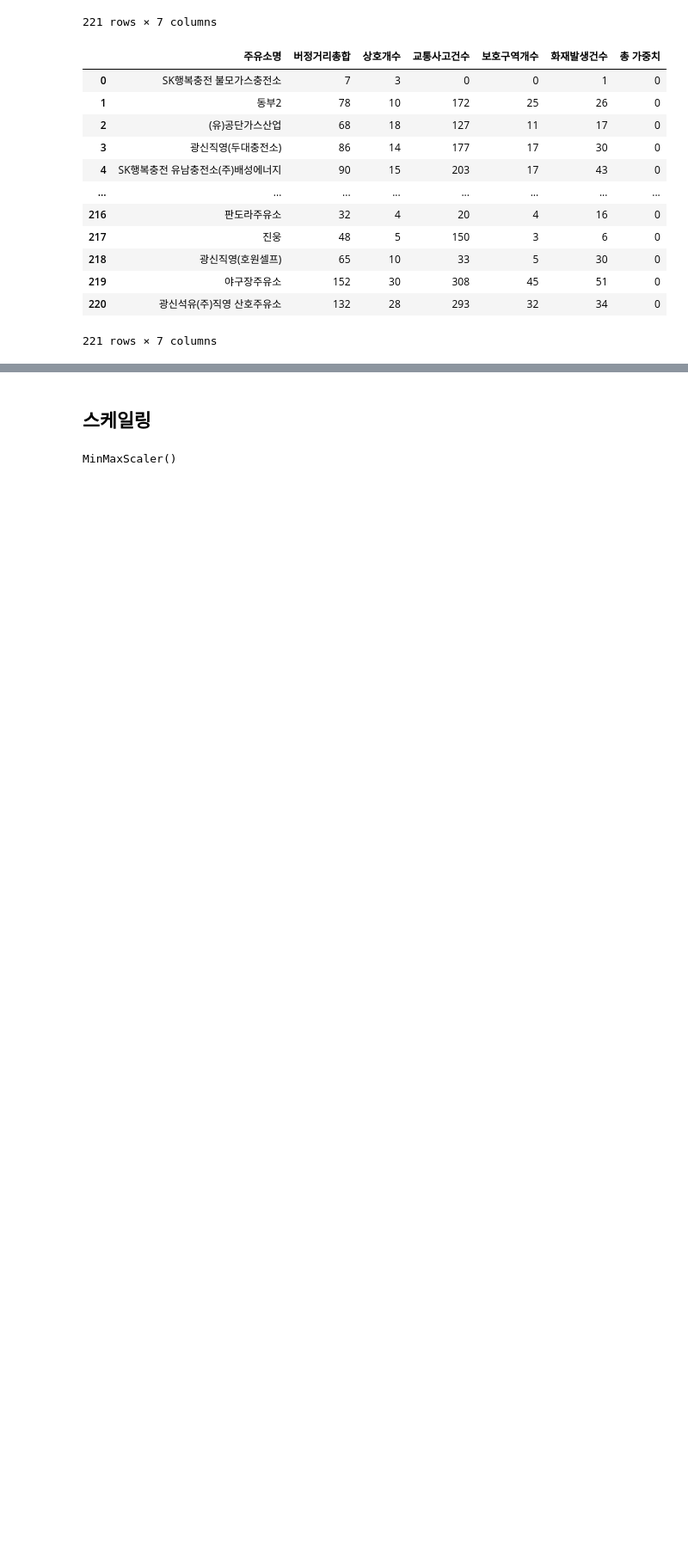
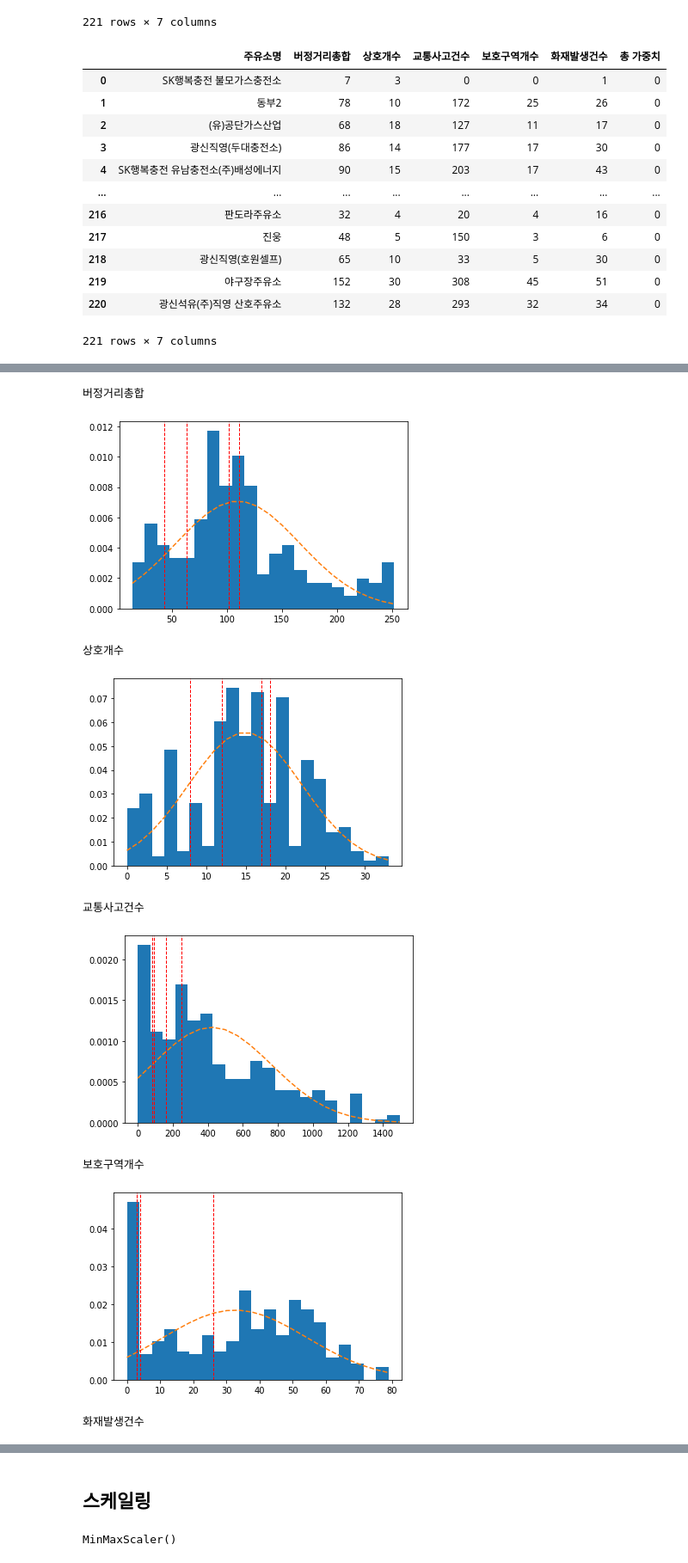
Before and after one commit to NayeonKeum/Jeonju_charging_station-, a Jupyter notebook: ing.ipynb, the cells around one changed output, grey strips where cells are left out. Shown at 86% size. Cells and saved outputs as stored; diff of their text form; code cells hidden in the pictures; blank space fills up the shorter version.

```diff
--- a/ing.ipynb
+++ b/ing.ipynb
@@ -208,0 +217,19 @@ weight_df
+# %%
+# city_list=["광주", "울산", "전주", "창원"]
+
+# 도시별 주유소
+Gwangju_weight_df=pd.read_csv("광주 최종가중치_df.csv")
+Ulsan_weight_df=pd.read_csv("울산 최종가중치_df.csv")
+Changwon_weight_df=pd.read_csv("창원 최종가중치_df.csv")
+
+# 도시별 충전소
+Gwangju_hydro_weight_df=pd.read_csv("광주수소충전소 전처리.csv")
+Ulsan_hydro_weight_df=pd.read_csv("울산수소충전소 전처리.csv")
+Changwon_hydro_weight_df=pd.read_csv("창원수소충전소 전처리.csv")
+# %%
+Gwangju_weight_df=Gwangju_weight_df.iloc[:,2:-1]
+Ulsan_weight_df=Ulsan_weight_df.iloc[:,3:-1]
+Changwon_weight_df=Changwon_weight_df.iloc[:,2:-1]
+Gwangju_hydro_weight_df=Gwangju_hydro_weight_df.iloc[:,2:-1]
+Ulsan_hydro_weight_df=Ulsan_hydro_weight_df.iloc[:,2:-1]
+Changwon_hydro_weight_df=Changwon_hydro_weight_df.iloc[:,2:-1]
@@ -208,0 +274,34 @@ weight_df
+# %%
+def histo_norm_vline(data_df, xlist, city):
+    for column in list(data_df.columns):
+        print(column)
+        mu = data_df[column].mean()
+        sigma = data_df[column].std()
+
+        #이게 뭘까
+        nbins = 21
+        n, bins, patches = plt.hist(data_df[column], bins = nbins, density = 1)
+
+        y = ((1 / (np.sqrt(2 * np.pi) * sigma)) * np.exp(-0.5 * (1 / sigma * (bins - mu))**2))
+        plt.plot(bins, y, '--')
+
+        for target_column in xlist.loc[:,column]:
+            plt.axvline(x=target_column, color='r', linestyle='--', linewidth=1)
+            print()
+        # 한글 깨짐 해결하기 귀찮아요,,, ㅈㅅ,,,,
+        #plt.xlabel(city+" "+column)
+        #plt.title(city+" "+column+" 히스토그램")
+
+        plt.show()
+# %%
+histo_norm_vline(Gwangju_weight_df, Gwangju_hydro_weight_df,'Gwangju')
+# %% [output]
+버정거리총합
+[figure, added]
+상호개수
+[figure, added]
+교통사고건수
+[figure, added]
+보호구역개수
+[figure, added]
+화재발생건수
```
Also changed, not shown: parts of 8 cells of this notebook.
